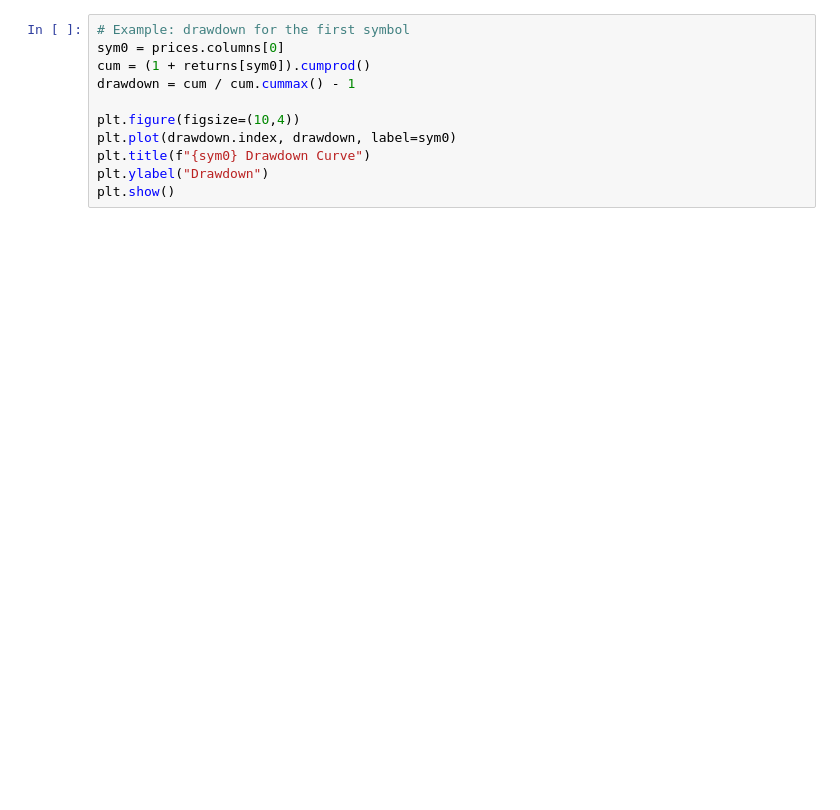
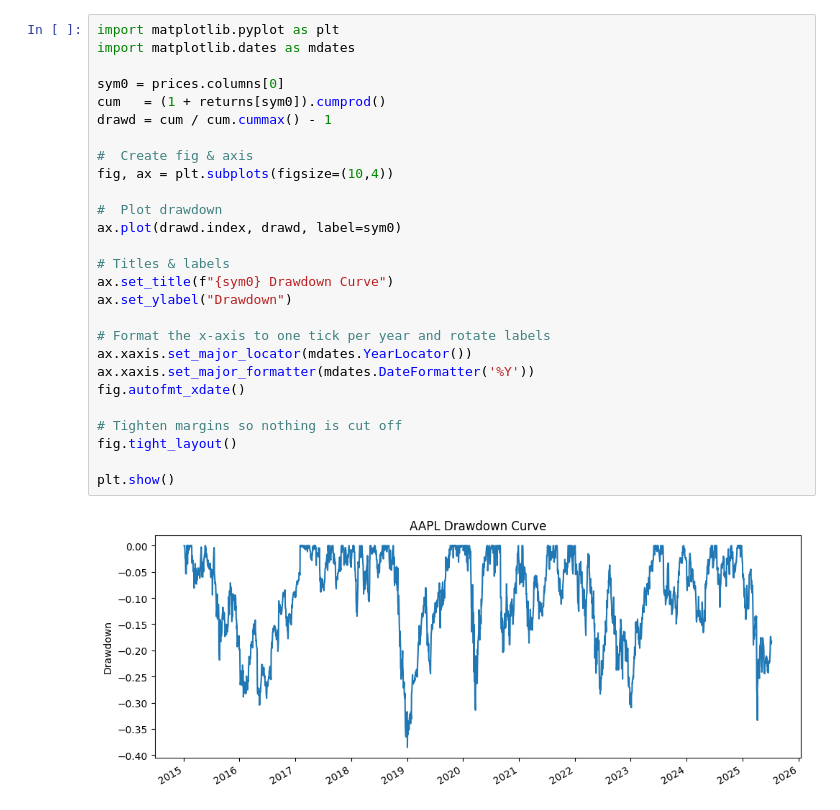
Before and after one commit to Yusef-A/Market-Data-Pipeline-Descriptive-Analytics, a Jupyter notebook: project_1_data_pipeline.ipynb, the cells around one changed output. Cells and saved outputs as stored; diff of their text form; blank space fills up the shorter version.

```diff
--- a/project_1_data_pipeline.ipynb
+++ b/project_1_data_pipeline.ipynb
@@ -51,11 +123,29 @@ plt.show()
-# %%
-# Example: drawdown for the first symbol
-sym0 = prices.columns[0]
-cum = (1 + returns[sym0]).cumprod()
-drawdown = cum / cum.cummax() - 1
-
-plt.figure(figsize=(10,4))
-plt.plot(drawdown.index, drawdown, label=sym0)
-plt.title(f"{sym0} Drawdown Curve")
-plt.ylabel("Drawdown")
-plt.show()
+# %%
+import matplotlib.pyplot as plt
+import matplotlib.dates as mdates
+
+sym0 = prices.columns[0]
+cum   = (1 + returns[sym0]).cumprod()
+drawd = cum / cum.cummax() - 1
+
+#  Create fig & axis
+fig, ax = plt.subplots(figsize=(10,4))
+
+#  Plot drawdown
+ax.plot(drawd.index, drawd, label=sym0)
+
+# Titles & labels
+ax.set_title(f"{sym0} Drawdown Curve")
+ax.set_ylabel("Drawdown")
+
+# Format the x-axis to one tick per year and rotate labels
+ax.xaxis.set_major_locator(mdates.YearLocator())
+ax.xaxis.set_major_formatter(mdates.DateFormatter('%Y'))
+fig.autofmt_xdate()
+
+# Tighten margins so nothing is cut off
+fig.tight_layout()
+
+plt.show()
+# %% [output]
+[figure, added]
```
Also changed, not shown: parts of 10 cells of this notebook, 11 other files.
